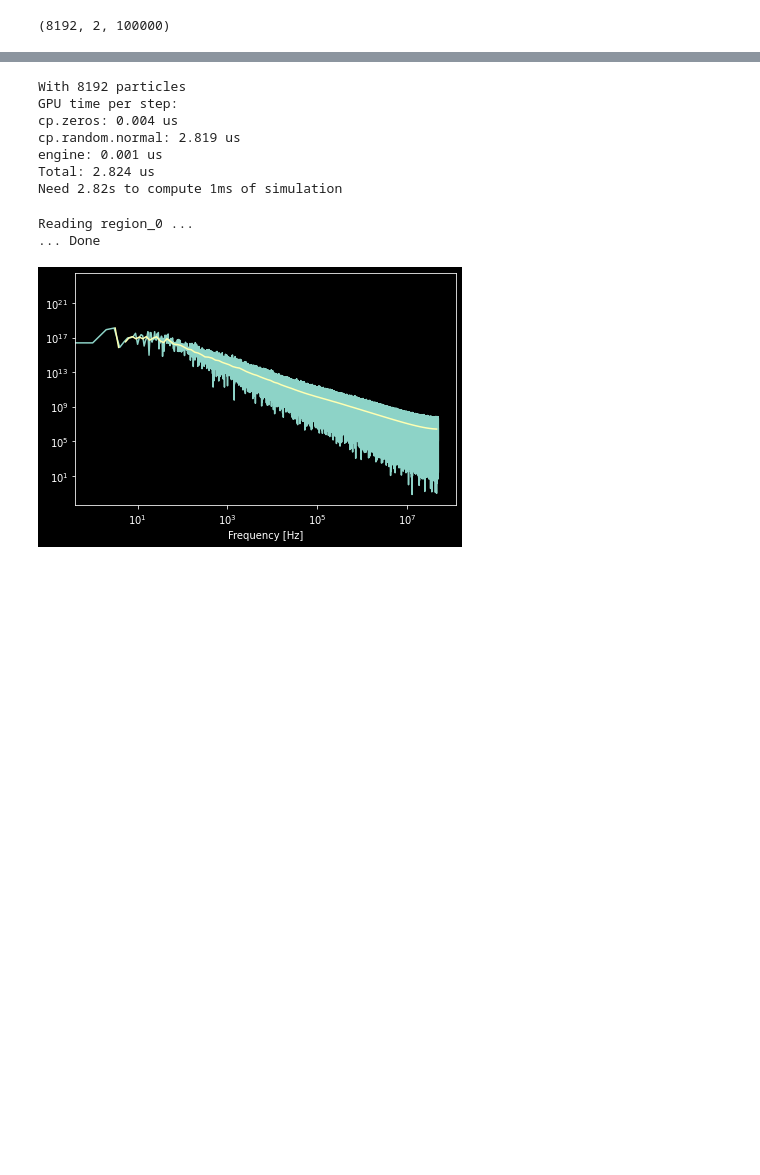
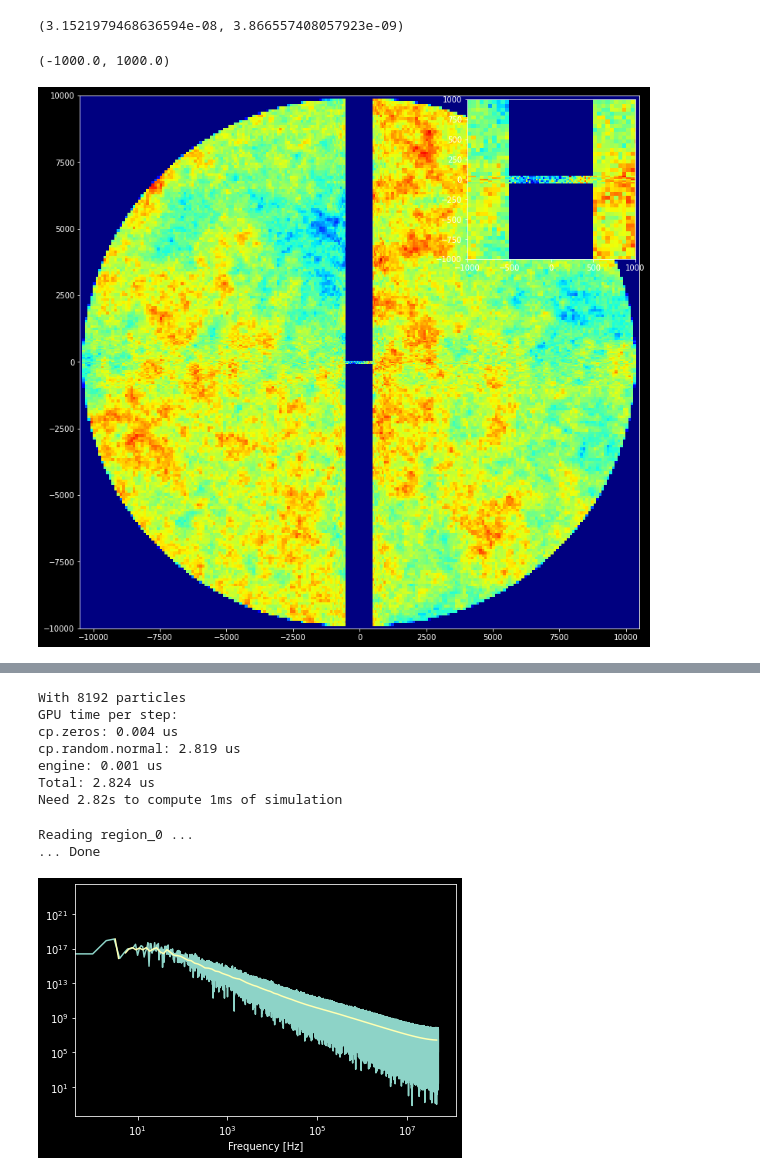
Before and after one commit to gmonet/brownpy, a Jupyter notebook: example/1.ipynb, the cells around one changed output, grey strips where cells are left out. Drawn from its saved outputs; the diff is of its cells as text; code cells hidden in the pictures; blank space fills up the shorter version.

```diff
--- a/example/1.ipynb
+++ b/example/1.ipynb
@@ -38,4 +63,0 @@ Reading region_0 ...
-# %%
-data['trajectory'].shape
-# %% [output]
-(8192, 2, 100000)
@@ -41,0 +105,21 @@ data['trajectory'].shape
+# %%
+mean, std = np.mean(hist[hist>0]), np.std(hist[hist>0])
+# %% [output]
+(3.1521979468636594e-08, 3.866557408057923e-09)
+# %%
+mean, std = np.mean(hist[hist>0]), np.std(hist[hist>0])
+vmin, vmax = mean-1*std, mean+1*std
+# https://matplotlib.org/stable/gallery/axes_grid1/inset_locator_demo.html
+from mpl_toolkits.axes_grid1.inset_locator import inset_axes
+# https://numpy.org/doc/stable/reference/generated/numpy.histogram2d.html
+fig, ax = plt.subplots(figsize=(13,13))
+X, Y = np.meshgrid(ex, ez)
+ax.pcolormesh(X, Y, hist, cmap='jet', vmin=vmin, vmax=vmax)
+ax.set_aspect('equal')
+axins = inset_axes(ax, width="30%", height="30%", loc=1)
+axins.pcolormesh(X, Y, hist, cmap='jet', vmin=vmin, vmax=vmax)
+axins.set_xlim(-1000,1000)
+axins.set_ylim(-1000,1000)
+# %% [output]
+(-1000.0, 1000.0)
+[figure, added]
```
Also changed, not shown: parts of 14 cells of this notebook, 3 other files.
